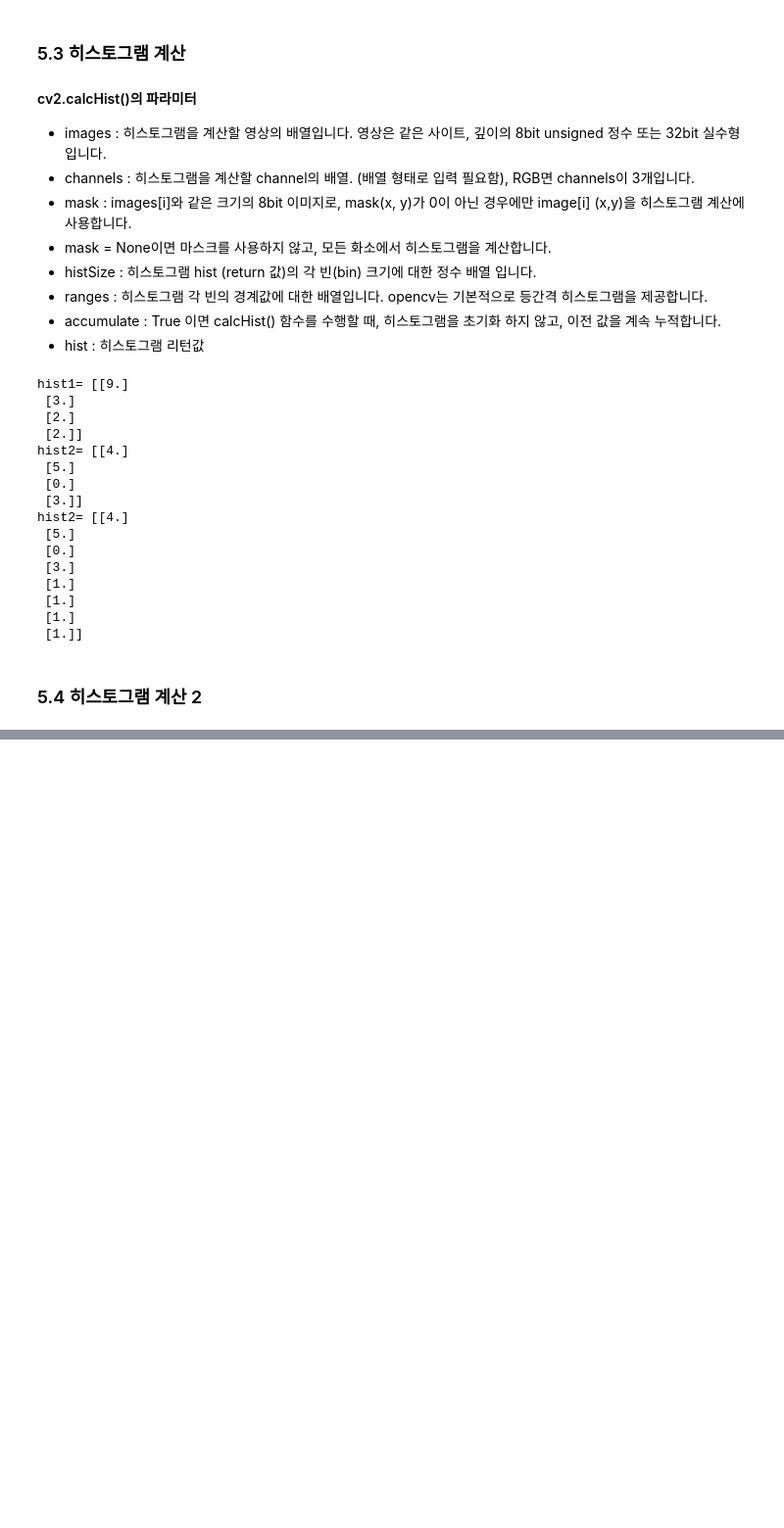
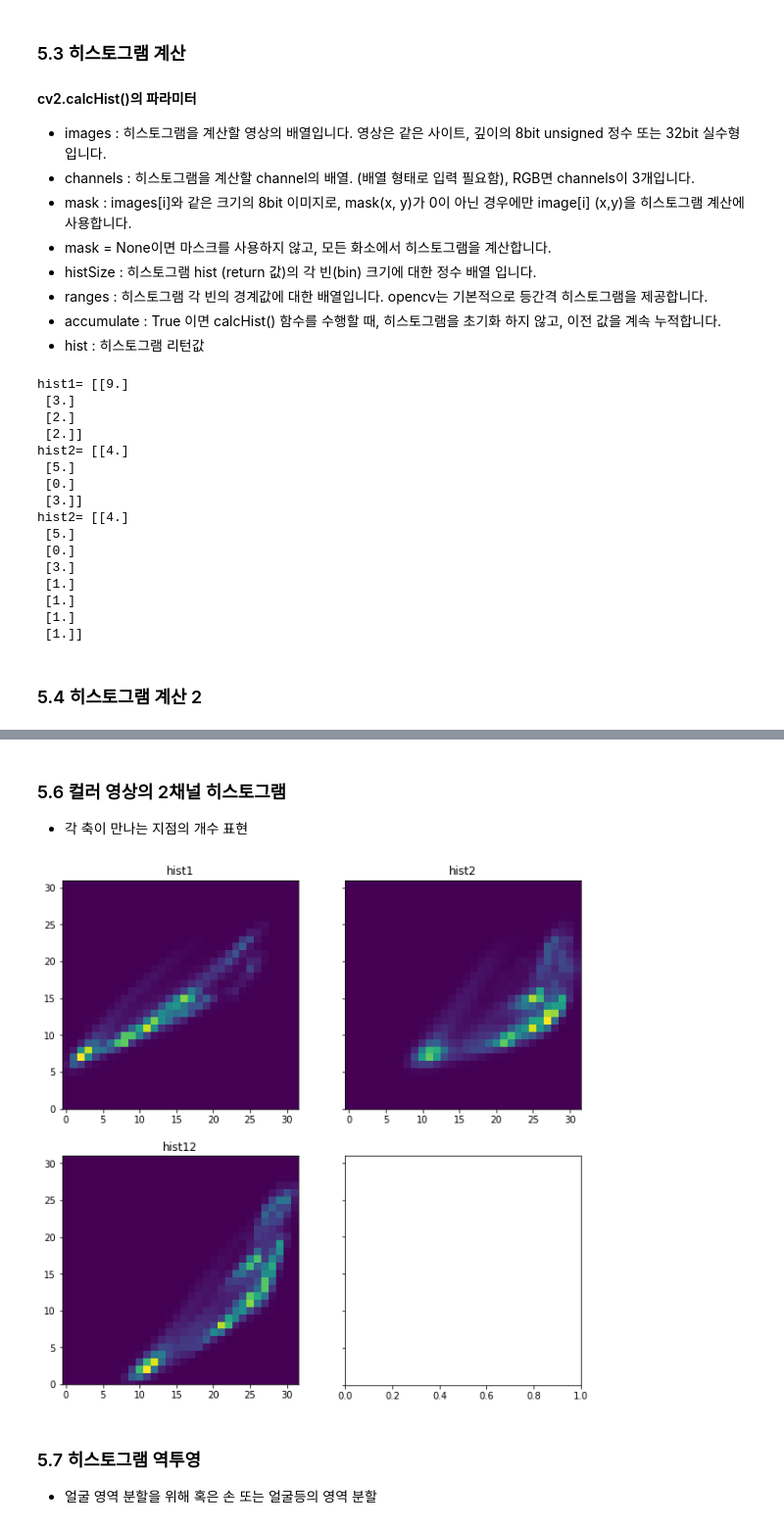
Before and after one commit to sedoll/knu_opencv, a Jupyter notebook: chap05/chap05.ipynb, the cells around one changed output, grey strips where cells are left out. Shown: that part at 98% size. Cells and saved outputs as stored; diff of their text form; code cells hidden in the pictures; blank space fills up the shorter version.

```diff
--- a/chap05/chap05.ipynb
+++ b/chap05/chap05.ipynb
@@ -199,0 +245,36 @@ hist1 = cv2.calcHist(images=[src], channels=[0], mask=None)
+# %% [markdown]
+### 5.6 컬러 영상의 2채널 히스토그램
+
+* 각 축이 만나는 지점의 개수 표현
+# %%
+import cv2
+from matplotlib import pyplot as plt
+
+bgr = cv2.imread('c:/data/lena.jpg')
+
+hist1 = cv2.calcHist([bgr], [0, 1], None, [32, 32], [0, 256, 0, 256])
+hist2 = cv2.calcHist([bgr], [0, 2], None, [32, 32], [0, 256, 0, 256])
+hist12 = cv2.calcHist([bgr], [1, 2], None, [32, 32], [0, 256, 0, 256])
+
+fig, ax = plt.subplots(2, 2, figsize =(10, 10), sharey=True)
+fig.canvas.manager.set_window_title('plt')
+
+ax[0][0].set_title('hist1')
+ax[0][0].set_ylim(0, 31)
+ax[0][0].imshow(hist1, interpolation ="nearest")
+
+ax[0][1].set_title('hist2')
+ax[0][1].set_ylim(0, 31)
+ax[0][1].imshow(hist2, interpolation ="nearest")
+
+ax[1][0].set_title('hist12')
+ax[1][0].set_ylim(0, 31)
+ax[1][0].imshow(hist12, interpolation ="nearest")
+
+plt.show()
+# %% [output]
+[figure, added]
+# %% [markdown]
+### 5.7 히스토그램 역투영
+
+* 얼굴 영역 분할을 위해 혹은 손 또는 얼굴등의 영역 분할
```
Also changed, not shown: parts of 10 cells of this notebook.
